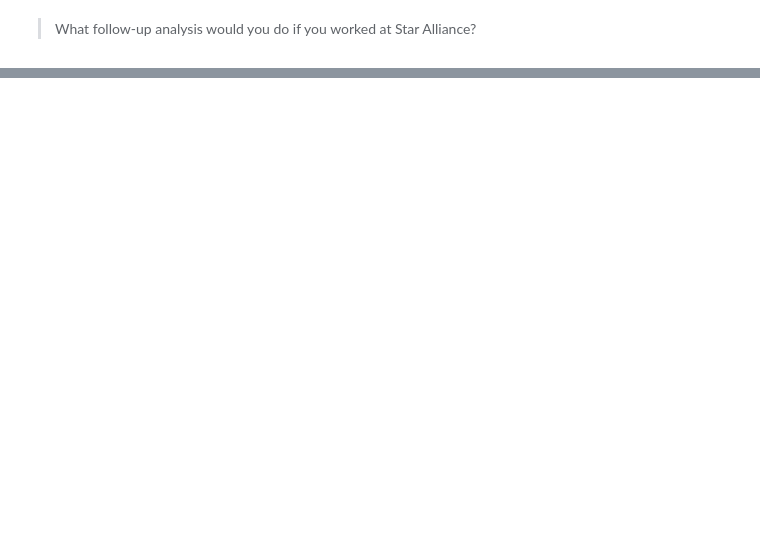
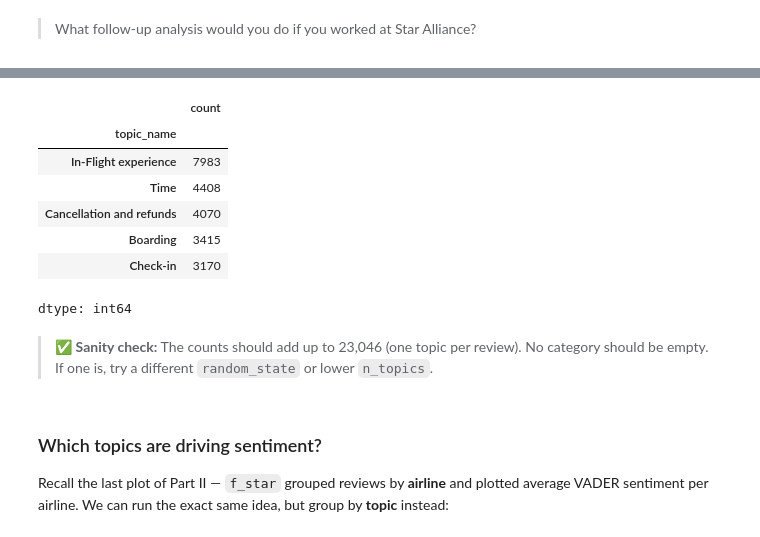
Before and after one commit to tamaravdd/iese-dsmba, a Jupyter notebook: notebooks/05_Airline_TextAnalytics.ipynb, the cells around one changed output, grey strips where cells are left out. Drawn from its saved outputs; the diff is of its cells as text; code cells hidden in the pictures; blank space fills up the shorter version.

```diff
--- a/notebooks/05_Airline_TextAnalytics.ipynb
+++ b/notebooks/05_Airline_TextAnalytics.ipynb
@@ -560,0 +667,13 @@ df[f_star].groupby('Airline Name')['sentiment'].mean().sort_values().plot.barh(
+# %%
+from sklearn.feature_extraction.text import CountVectorizer
+from sklearn.decomposition import LatentDirichletAllocation
+
+# bag-of-words: turn each review into a row of word counts
+# - stop_words='english' drops common words like 'the', 'a', 'and'
+# - max_df=0.9  drops words that appear in >90% of reviews (too common to be useful)
+# - min_df=10   drops words that appear in fewer than 10 reviews (too rare)
+# - max_features=1000 keeps only the 1000 most frequent remaining words
+vectorizer = CountVectorizer(stop_words='english', max_df=0.9, min_df=10, max_features=1000)
+dtm = vectorizer.fit_transform(df['Review'])
+
+dtm.shape
@@ -560,0 +688,9 @@ df[f_star].groupby('Airline Name')['sentiment'].mean().sort_values().plot.barh(
+# %%
+# fit the topic model
+# n_components = how many topics we want LDA to look for
+n_topics = 5
+
+lda = LatentDirichletAllocation(n_components=n_topics, random_state=42, verbose=2)
+lda.fit(dtm)
+
+# this may take a minute or two - LDA is iterative (verbose will give us updates)
@@ -560,0 +758,10 @@ df[f_star].groupby('Airline Name')['sentiment'].mean().sort_values().plot.barh(
+# %%
+# topic_distributions: for each review, the probability it belongs to each topic
+topic_distributions = lda.transform(dtm)
+
+# assign each review to its single most likely (dominant) topic
+df['topic'] = topic_distributions.argmax(axis=1)
+df['topic_name'] = df['topic'].map(topic_names)
+
+df['topic_name'].value_counts()
+# %% [output]
@@ -560,0 +769,14 @@ df[f_star].groupby('Airline Name')['sentiment'].mean().sort_values().plot.barh(
+|  | count |
+| topic_name |  |
+| In-Flight experience | 7983 |
+| Time | 4408 |
+| Cancellation and refunds | 4070 |
+| Boarding | 3415 |
+| Check-in | 3170 |
+dtype: int64
+# %% [markdown]
+> ✅ **Sanity check:** The counts should add up to 23,046 (one topic per review). No category should be empty. If one is, try a different `random_state` or lower `n_topics`.
+# %% [markdown]
+### Which topics are driving sentiment?
+
+Recall the last plot of Part II — `f_star` grouped reviews by **airline** and plotted average VADER sentiment per airline. We can run the exact same idea, but group by **topic** instead:
```
Also changed, not shown: parts of 38 cells of this notebook.
